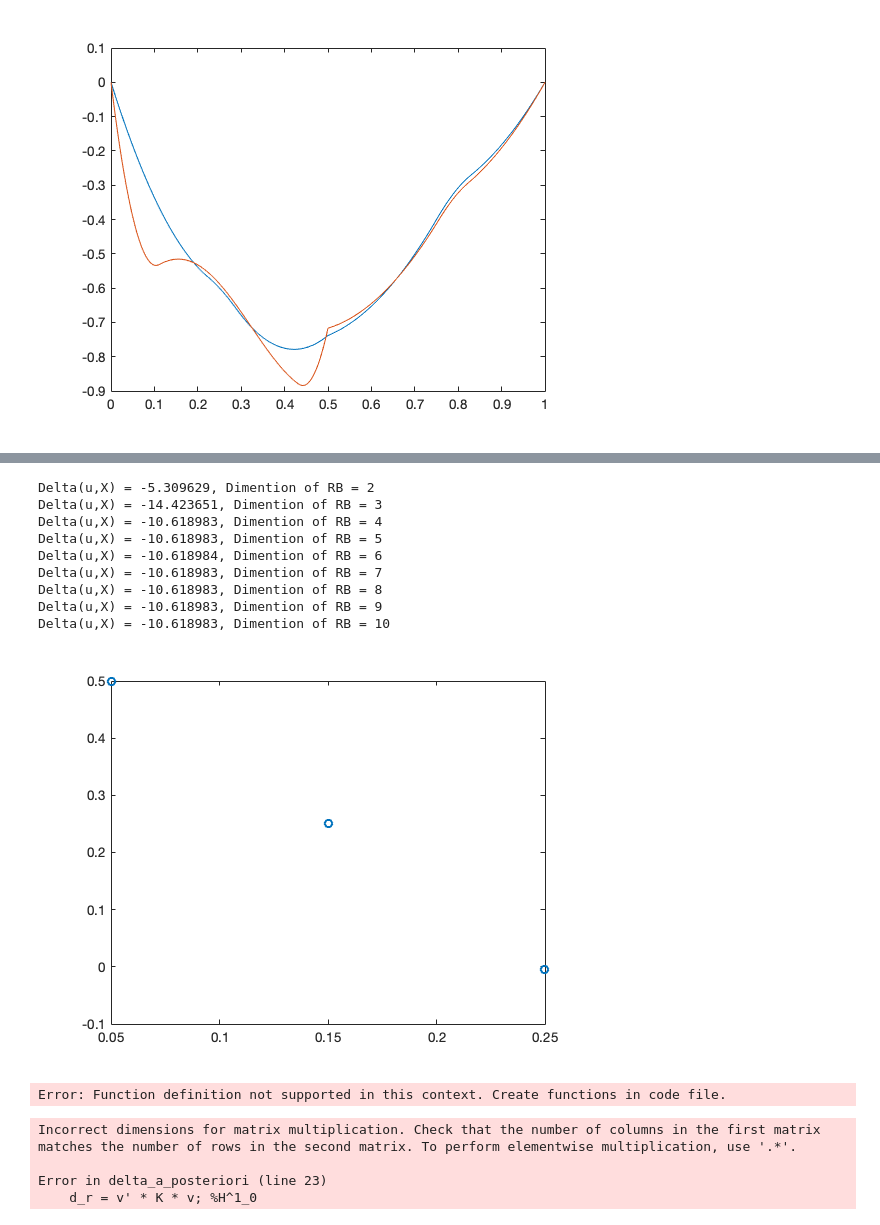
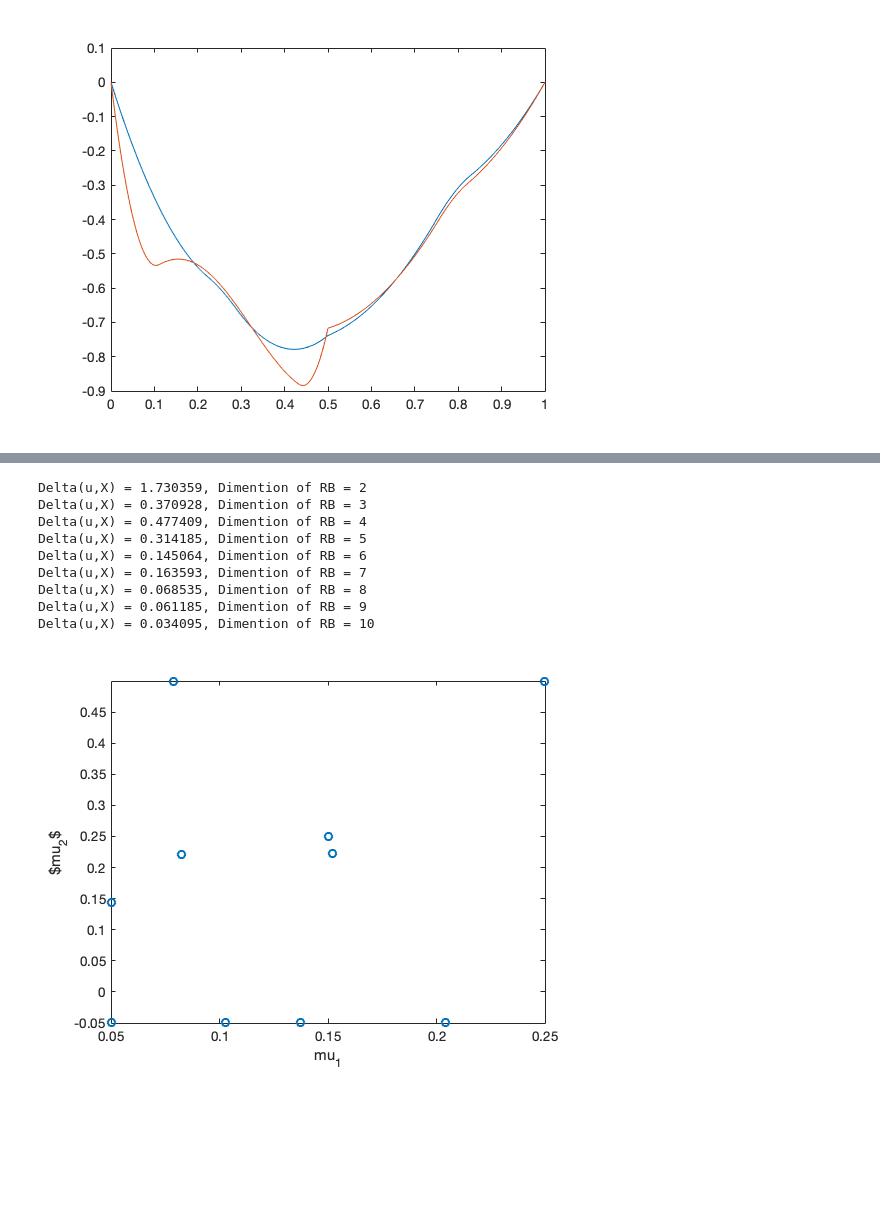
Before and after one commit to EvergreenTree/siam2012reduced, a Jupyter notebook: code/test.ipynb, the cells around one changed output, grey strips where cells are left out. Drawn from its saved outputs; the diff is of its cells as text; code cells hidden in the pictures; blank space fills up the shorter version.

Commit message:
debug a posteriori

```diff
--- a/code/test.ipynb
+++ b/code/test.ipynb
@@ -88,46 +75,38 @@ ylabel('time')
 # %%
+H=200;
 max_iter = 10;
 % [U_true, Lambda] = active_set();
-mm = [.05,-.005];
+mm = [.05,-.05];
 MM = [.25,.5];
 
 mu = [.15,.25];
 [U,Lambda] = active_set(mu,false);
 EPS = .001;
 opts1 = optimset('display','off');
 for i = 2:max_iter
     [mu_max,fval] = fmincon(@(mu)-delta_true(mu,U,Lambda),mu(end,:),[],[],[],[],mm,MM,[],opts1);
-    fprintf("Delta(u,X) = %f, Dimention of RB = %d\n", fval,i);
+    fprintf("Delta(u,X) = %f, Dimention of RB = %d\n", -fval,i);
     mu = [mu;mu_max];
     [U_max,Lambda_max] = qp_constraint_poisson(mu_max,false);
     U = [U U_max];
     Lambda = [Lambda Lambda_max];
     if abs(fval) < EPS
         break;
     end
 end
 plot(mu(:,1),mu(:,2),'o')
+xlabel("mu_1")
+ylabel("$mu_2$")
+xlim([.05,.25])
+ylim([-.05,.5])
 # %% [output]
-Delta(u,X) = -5.309629, Dimention of RB = 2
-Delta(u,X) = -14.423651, Dimention of RB = 3
-Delta(u,X) = -10.618983, Dimention of RB = 4
-Delta(u,X) = -10.618983, Dimention of RB = 5
-Delta(u,X) = -10.618984, Dimention of RB = 6
-Delta(u,X) = -10.618983, Dimention of RB = 7
-Delta(u,X) = -10.618983, Dimention of RB = 8
-Delta(u,X) = -10.618983, Dimention of RB = 9
-Delta(u,X) = -10.618983, Dimention of RB = 10
+Delta(u,X) = 1.730359, Dimention of RB = 2
+Delta(u,X) = 0.370928, Dimention of RB = 3
+Delta(u,X) = 0.477409, Dimention of RB = 4
+Delta(u,X) = 0.314185, Dimention of RB = 5
+Delta(u,X) = 0.145064, Dimention of RB = 6
+Delta(u,X) = 0.163593, Dimention of RB = 7
+Delta(u,X) = 0.068535, Dimention of RB = 8
+Delta(u,X) = 0.061185, Dimention of RB = 9
+Delta(u,X) = 0.034095, Dimention of RB = 10
-[figure, old version]
+[figure, new version]
-# %%
-function y = f(x)
-return 1
-end
-# %% [output]
-Error: Function definition not supported in this context. Create functions in code file.
-# %%
-delta_a_posteriori(mu(1,:),U,Lambda)
-# %% [output]
-Incorrect dimensions for matrix multiplication. Check that the number of columns in the first matrix matches the number of rows in the second matrix. To perform elementwise multiplication, use '.*'.
-
-Error in delta_a_posteriori (line 23)
-    d_r = v' * K * v; %H^1_0
```
Also changed, not shown: parts of 7 cells of this notebook, 5 other files.
